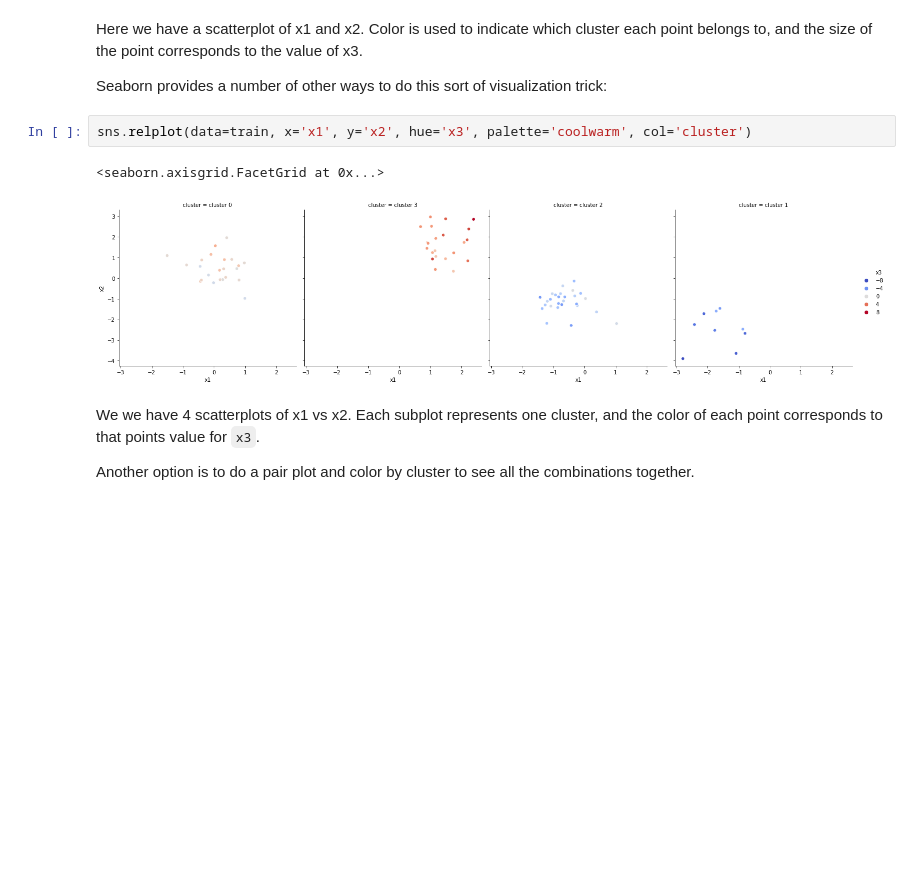
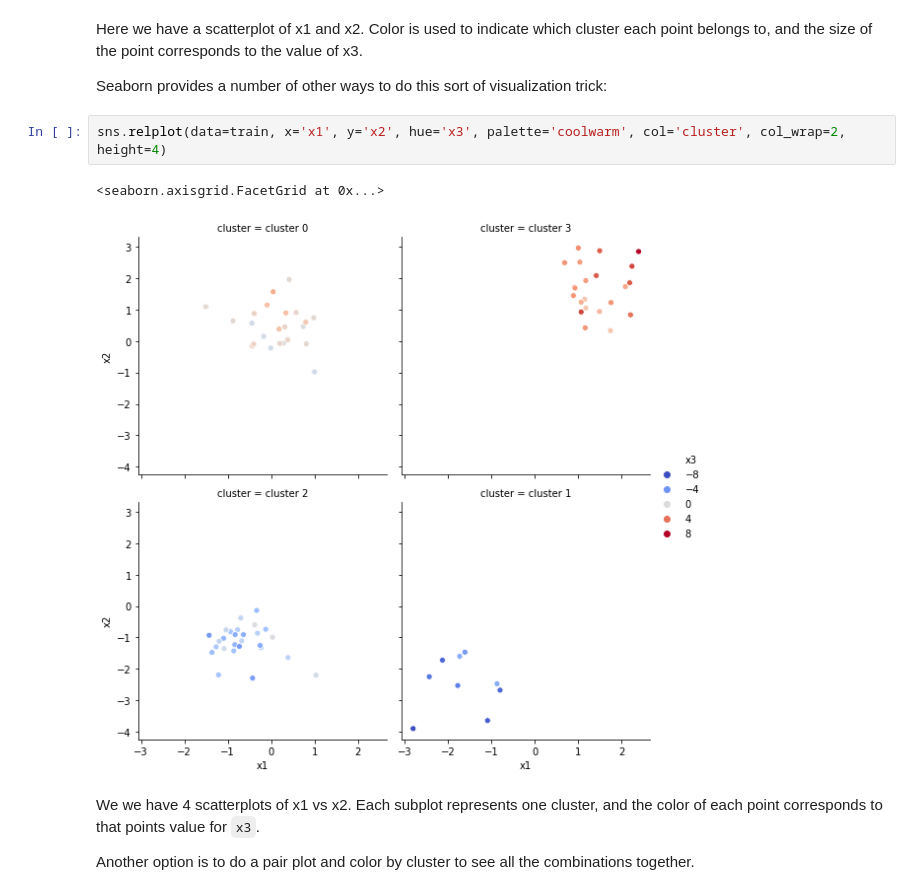
Before and after one commit to CodeupClassroom/darden-clustering, a Jupyter notebook: visualize_clusters.ipynb, the cells around one changed output. Saved outputs shown, nothing was run; the diff lists cells and outputs as text; blank space fills up the shorter version.

Commit message:
Update cluster viz example

```diff
--- a/visualize_clusters.ipynb
+++ b/visualize_clusters.ipynb
@@ -120,10 +120,10 @@ Here we have a scatterplot of x1 and x2. Color is used to indicate which cluster
 
 Seaborn provides a number of other ways to do this sort of visualization trick:
 # %%
-sns.relplot(data=train, x='x1', y='x2', hue='x3', palette='coolwarm', col='cluster')
+sns.relplot(data=train, x='x1', y='x2', hue='x3', palette='coolwarm', col='cluster', col_wrap=2, height=4)
 # %% [output]
 <seaborn.axisgrid.FacetGrid at 0x...>
-[figure, old version]
+[figure, new version]
 # %% [markdown]
 We we have 4 scatterplots of x1 vs x2. Each subplot represents one cluster, and the color of each point corresponds to that points value for `x3`.
 
```
Also changed, not shown: 1 other file.
